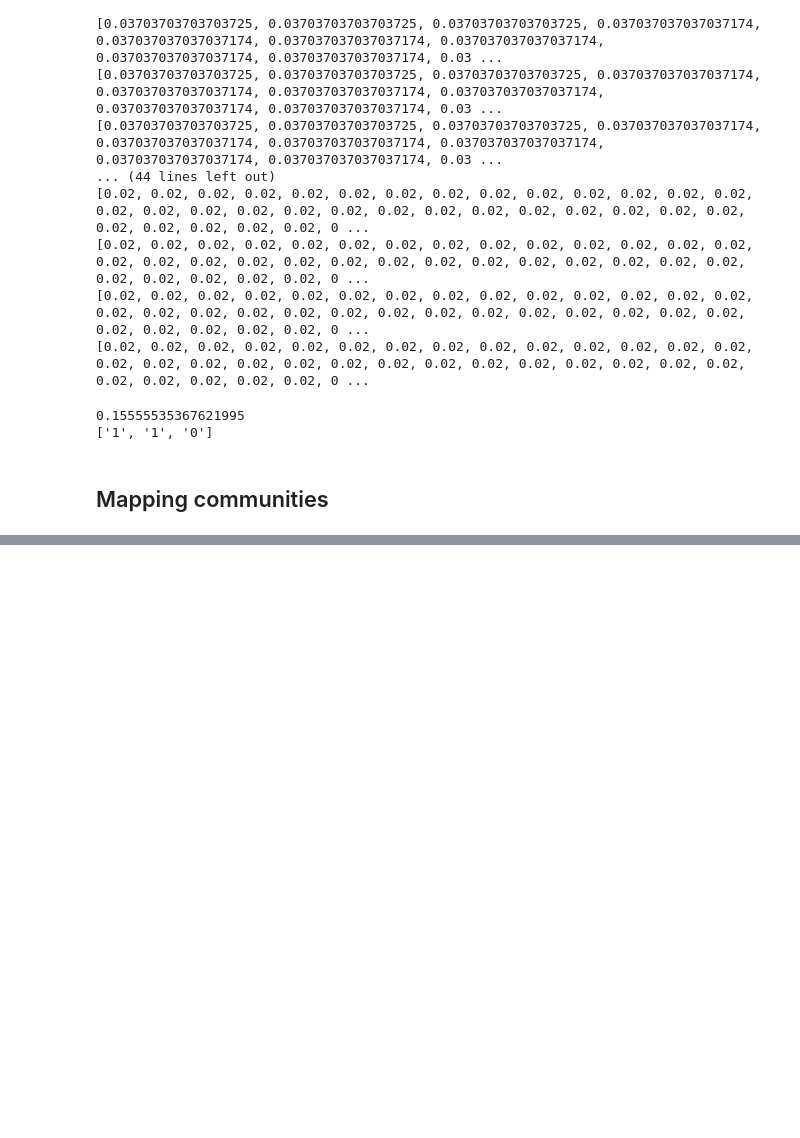
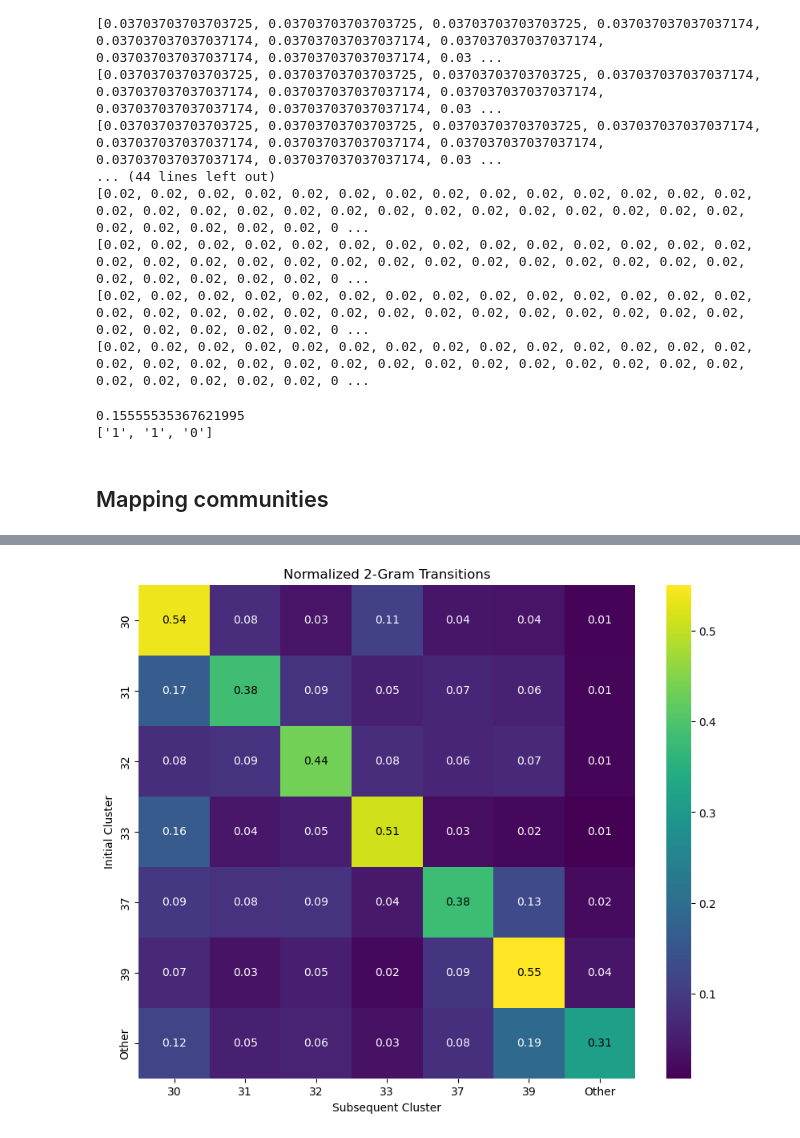
Before and after one commit to JuanesLamilla/TemporalClusterNet, a Jupyter notebook: time_series.ipynb, the cells around one changed output, grey strips where cells are left out. Drawn from its saved outputs; the diff is of its cells as text; code cells hidden in the pictures; blank space fills up the shorter version.

```diff
--- a/time_series.ipynb
+++ b/time_series.ipynb
@@ -714,0 +779,11 @@ tegu_cluster_tester.plot_clusters()
+# %%
+# Add row and column called Other
+# Calculate the sum for the 'Other' column excluding key_clusters rows
+two_grams_df['Other'] = two_grams_df.drop(columns=key_clusters).sum(axis=1)
+
+# Calculate the sum for the 'Other' row excluding key_clusters columns
+two_grams_df.loc['Other'] = two_grams_df.drop(index=key_clusters).sum(axis=0)
+
+# Remove rows and columns that are not in key_clusters or 'Other'
+two_grams_df = two_grams_df.loc[key_clusters + ['Other'], key_clusters + ['Other']]
+two_grams_df
@@ -714,0 +800,12 @@ tegu_cluster_tester.plot_clusters()
+# %%
+# Get a cluster_counts with an 'Other' key that sums all the clusters not in key_clusters
+other_count = sum(count for cluster, count in cluster_counts.items() if cluster not in key_clusters)
+# %%
+cluster_counts_with_other = {cluster: count for cluster, count in cluster_counts.items()}
+cluster_counts_with_other['Other'] = other_count
+
+# Remove clusters not in key_clusters
+cluster_counts_with_other = {cluster: count for cluster, count in cluster_counts_with_other.items() if cluster in key_clusters or cluster == 'Other'}
+# %%
+# Divide each row by it's cluster count in cluster_counts_with_other
+two_grams_df = two_grams_df.div([cluster_counts_with_other[cluster] for cluster in two_grams_df.index], axis=0)
@@ -714,0 +824,17 @@ tegu_cluster_tester.plot_clusters()
+# %%
+# Create a heatmap of the two_grams_df DataFrame
+plt.figure(figsize=(10, 8))
+ax = sns.heatmap(two_grams_df, cmap='viridis', annot=False, fmt='.2f')
+
+# Manually add annotations
+for i in range(two_grams_df.shape[0]):
+    for j in range(two_grams_df.shape[1]):
+        value = two_grams_df.iloc[i, j]
+        color = 'white' if value < 0.2 else 'black'
+        text = ax.text(j + 0.5, i + 0.5, f'{value:.2f}',
+                       ha='center', va='center', color=color, fontsize=10)
+
+plt.title("Normalized 2-Gram Transitions")
+plt.show()
+# %% [output]
+[figure, added]
```
Also changed, not shown: parts of 20 cells of this notebook.
